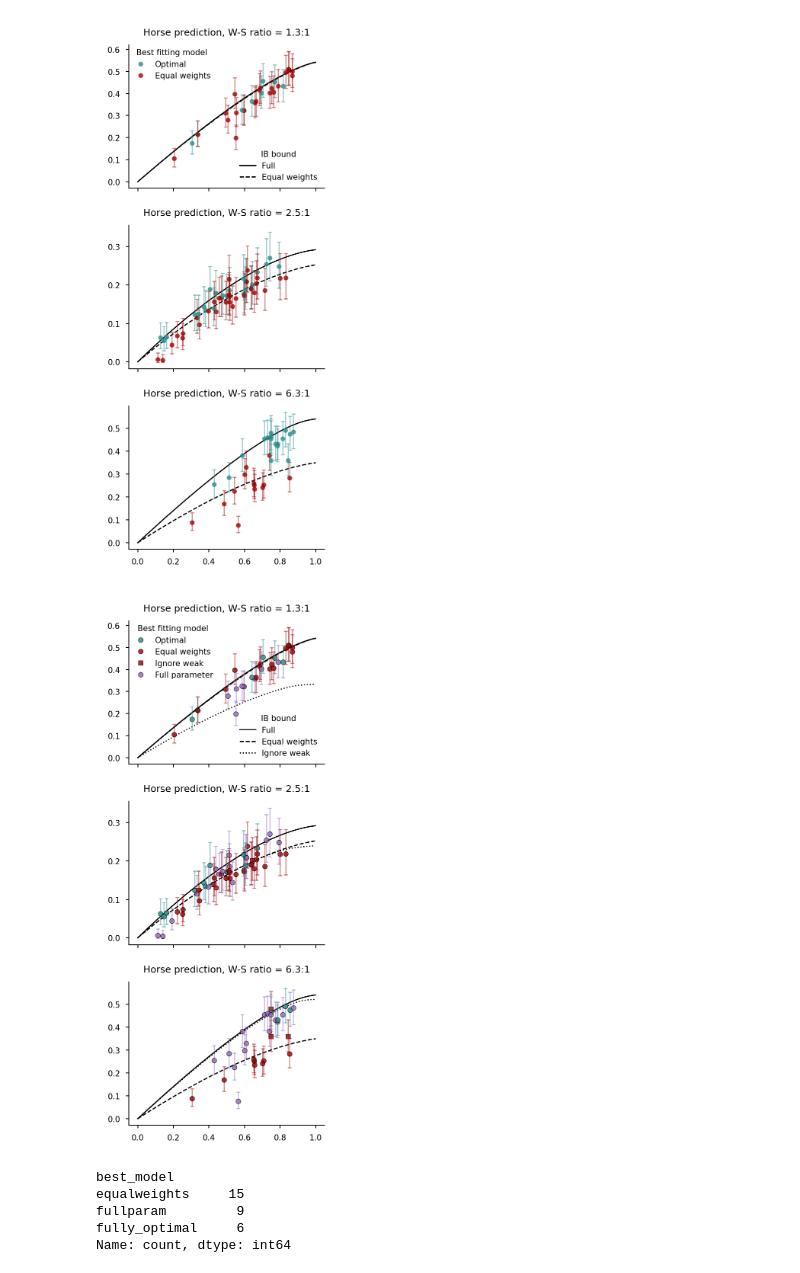
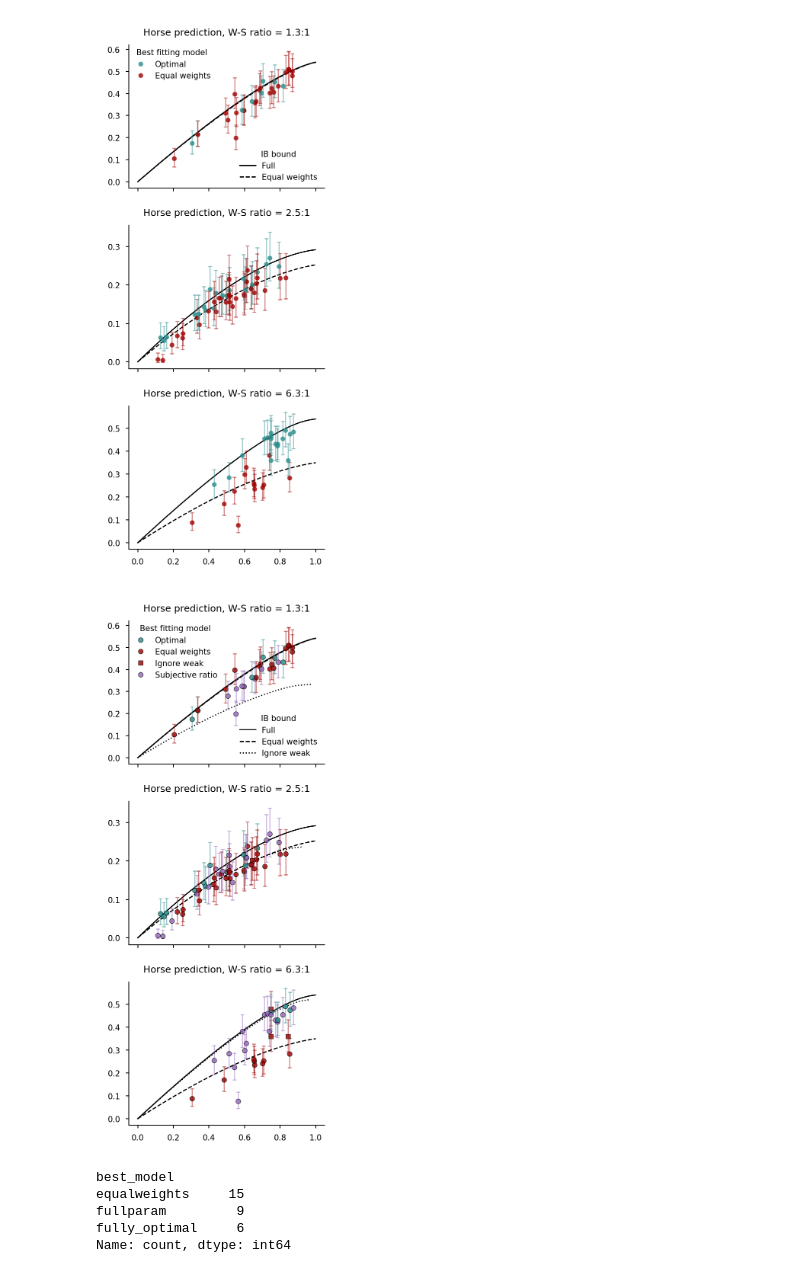
Before and after one commit to jacobaparker/human-inference-IB, a Jupyter notebook: main_analyses_figures.ipynb, the cells around one changed output. Drawn from its saved outputs; the diff is of its cells as text; code cells hidden in the pictures.

```diff
--- a/main_analyses_figures.ipynb
+++ b/main_analyses_figures.ipynb
@@ -19,7 +19,7 @@ import utilities as utils
 ### operational parameters ###
 
 savedir = "./Figures/"
-savefigflag = False
+savefigflag = True
 savedataflag = False # save data produced by this notebook
 loaddataflag = True # load data already produced by this notebook, instead of re-running analyses
 
@@ -692,7 +692,7 @@ for sjind in pd.unique(alldata_beads[conds]['subject_index']):
         oneback, = ax.plot(alldata_beads[sjconds]['Ixr'],alldata_beads[sjconds]['Iry'],'o',c=heurcolor,alpha=alpha_dot,markersize=2.7,markeredgewidth=mew,markeredgecolor=mec,label='One-back')
     elif alldata_beads.loc[sjconds, 'best_model'].iloc[0] == 'fullparam':
         ax.errorbar(alldata_beads[sjconds]['Ixr'], alldata_beads[sjconds]['Iry'], yerr=[alldata_beads[sjconds]['Iry'] - alldata_beads[sjconds]['Iry_CI_lower'], alldata_beads[sjconds]['Iry_CI_upper'] - alldata_beads[sjconds]['Iry']], fmt='none', ecolor=fullparamcolor, alpha=alpha_line, linewidth=0.55, capsize=1.1, capthick=0.55)
-        hmodel, = ax.plot(alldata_beads[sjconds]['Ixr'],alldata_beads[sjconds]['Iry'],'o',c=fullparamcolor,alpha=alpha_dot,markersize=2.7,markeredgewidth=mew,markeredgecolor=mec,label='Full parameter')
+        hmodel, = ax.plot(alldata_beads[sjconds]['Ixr'],alldata_beads[sjconds]['Iry'],'o',c=fullparamcolor,alpha=alpha_dot,markersize=2.7,markeredgewidth=mew,markeredgecolor=mec,label='Subjective hazard')
 
 format_axis(ax)
 leg1 = ax.legend(handles=[ibopt, oneback, hmodel], fontsize=5, title='Best-fitting model', title_fontsize=5, frameon=False, loc='best')
@@ -1673,7 +1674,7 @@ iw, = axs[0].plot([],[], 's', c=heurcolor, alpha=alpha_dot, markersize=3, marker
 format_axis(axs[0])
 axs[0].set_title('Horse prediction, W-S ratio = 1.3:1', fontsize=6)
 leg1 = axs[0].legend(handles=[full_bound, ew_bound, iw_bound], labels=['Full', 'Equal weights', 'Ignore weak'], title='IB bound', loc='lower right', title_fontsize=5, fontsize=5, frameon=False)
-leg2 = axs[0].legend(handles=[ibopt, ew, iw, fp], labels=['Optimal', 'Equal weights', 'Ignore weak', 'Full parameter'], fontsize=5, frameon=False, title='Best fitting model',  title_fontsize=5, borderpad=0)
+leg2 = axs[0].legend(handles=[ibopt, ew, iw, fp], labels=['Optimal', 'Equal weights', 'Ignore weak', 'Subjective ratio'], fontsize=5, frameon=False, title='Best fitting model',  title_fontsize=5, borderpad=0)
 axs[0].add_artist(leg1)
 
 # axs[0].legend(handles=[ibopt, ew], labels=['Optimal', 'Equal weights'], fontsize=5, frameon=False, title='Best fitting model',  title_fontsize=5, borderpad=0)
@@ -1707,33 +1708,33 @@ axs[1].set_yticks([0,0.1,0.2,0.3])
 
 exp = 'highWS'
 
 alldata_ = alldata_dict[exp].copy()
 conds = (alldata_['exclude_Ixr']==0)
 
 full_bound, = axs[2].plot(bound_dict_horses[exp]['full']['I_XR'], bound_dict_horses[exp]['full']['I_RY'], 'k', linewidth=0.7, label='Full')
 ew_bound, = axs[2].plot(bound_dict_horses[exp]['equal-weights']['I_XR'], bound_dict_horses[exp]['equal-weights']['I_RY'], '--k', linewidth=0.7, label='Equal weights')
 iw_bound, = axs[2].plot(bound_dict_horses[exp]['ignore-weak']['I_XR'], bound_dict_horses[exp]['ignore-weak']['I_RY'], ':k', linewidth=0.7, label='Ignore weak')
 
 for sjind in pd.unique(alldata_[conds]['subject_index']):
     sjconds = conds & (alldata_['subject_index'] == sjind)
     if alldata_.loc[sjconds, 'best_model'].iat[0] == 'fully_optimal':
         axs[2].errorbar(alldata_[sjconds]['Ixr'], alldata_[sjconds]['Iry'], yerr=[alldata_[sjconds]['Iry'] - alldata_[sjconds]['Iry_CI_lower'], alldata_[sjconds]['Iry_CI_upper'] - alldata_[sjconds]['Iry']], fmt='none', ecolor=optcolor, alpha=alpha_line, linewidth=0.6, capsize=1.2, capthick=0.6)
         ibopt, = axs[2].plot(alldata_[sjconds]['Ixr'],alldata_[sjconds]['Iry'],'o',c=optcolor,alpha=alpha_dot,markersize=3,markeredgewidth=mew,markeredgecolor=mec,label='IB optimal')
     elif alldata_.loc[sjconds, 'best_model'].iat[0] == 'equalweights':
         axs[2].errorbar(alldata_[sjconds]['Ixr'], alldata_[sjconds]['Iry'], yerr=[alldata_[sjconds]['Iry'] - alldata_[sjconds]['Iry_CI_lower'], alldata_[sjconds]['Iry_CI_upper'] - alldata_[sjconds]['Iry']], fmt='none', ecolor=heurcolor, alpha=alpha_line, linewidth=0.6, capsize=1.2, capthick=0.6)
         ew, = axs[2].plot(alldata_[sjconds]['Ixr'],alldata_[sjconds]['Iry'],'o',c=heurcolor,alpha=alpha_dot,markersize=3,markeredgewidth=mew,markeredgecolor=mec,label='Equal weights heuristic')
     elif alldata_.loc[sjconds, 'best_model'].iat[0] == 'ignoreweak':
         axs[2].errorbar(alldata_[sjconds]['Ixr'], alldata_[sjconds]['Iry'], yerr=[alldata_[sjconds]['Iry'] - alldata_[sjconds]['Iry_CI_lower'], alldata_[sjconds]['Iry_CI_upper'] - alldata_[sjconds]['Iry']], fmt='none', ecolor=heurcolor, alpha=alpha_line, linewidth=0.6, capsize=1.2, capthick=0.6)
         iw, = axs[2].plot(alldata_[sjconds]['Ixr'],alldata_[sjconds]['Iry'],'s',c=heurcolor,alpha=alpha_dot,markersize=3,markeredgewidth=mew,markeredgecolor=mec,label='Ignore weak heuristic')
     elif alldata_.loc[sjconds, 'best_model'].iat[0] == 'fullparam':
         axs[2].errorbar(alldata_[sjconds]['Ixr'], alldata_[sjconds]['Iry'], yerr=[alldata_[sjconds]['Iry'] - alldata_[sjconds]['Iry_CI_lower'], alldata_[sjconds]['Iry_CI_upper'] - alldata_[sjconds]['Iry']], fmt='none', ecolor=fullparamcolor, alpha=alpha_line, linewidth=0.6, capsize=1.2, capthick=0.6)
         fp, = axs[2].plot(alldata_[sjconds]['Ixr'],alldata_[sjconds]['Iry'],'o',c=fullparamcolor,alpha=alpha_dot,markersize=3,markeredgewidth=mew,markeredgecolor=mec,label='Full parameter')
 format_axis(axs[2])
 axs[2].set_title('Horse prediction, W-S ratio = 6.3:1', fontsize=6)
 
 plt.tight_layout()
 savefig(fig, 'Figure6/figure6_horses_all-model-comparison')
 # %% [output]
-[figure, old version]
+[figure, new version]
 # %%
 # best model counts for lowWS condition
```
Also changed, not shown: parts of 3 cells of this notebook, 6 other files.
